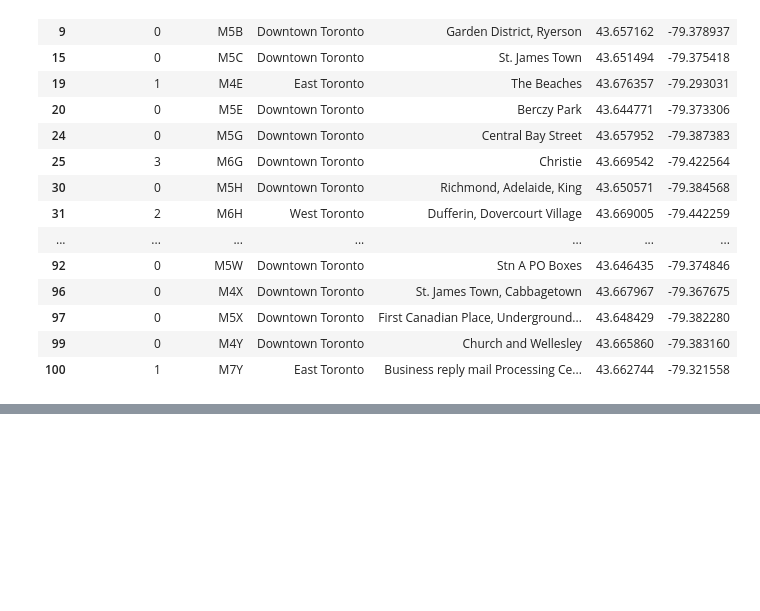
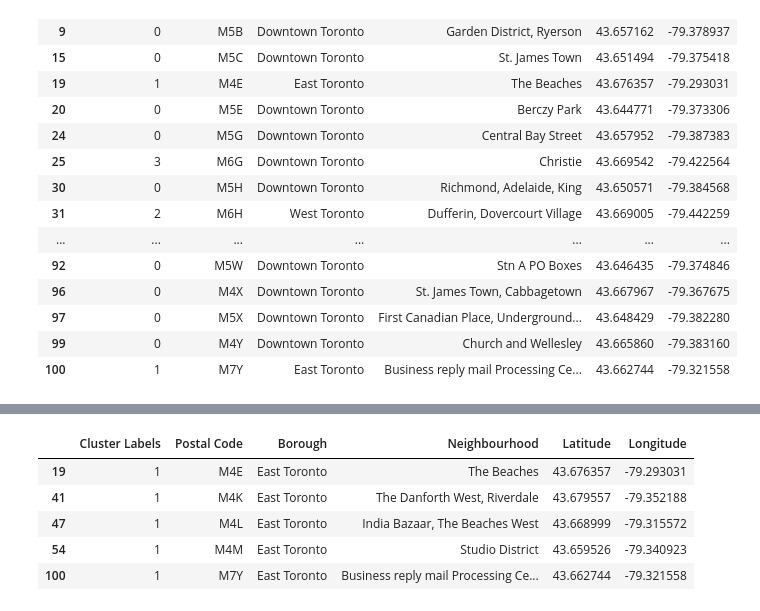
Before and after one commit to leofanci/Capstone_Project, a Jupyter notebook: Toronto 3.ipynb, the cells around one changed output, grey strips where cells are left out. Cells and saved outputs as stored; diff of their text form; code cells hidden in the pictures; blank space fills up the shorter version.

Commit message:
Published from Watson Studio.

```diff
--- a/Toronto 3.ipynb
+++ b/Toronto 3.ipynb
@@ -311,0 +339,10 @@ map_colored
+# %%
+# Cluster 2
+df6.loc[df6['Cluster Labels']==1]
+# %% [output]
+|  | Cluster Labels | Postal Code | Borough | Neighbourhood | Latitude | Longitude |
+| 19 | 1 | M4E | East Toronto | The Beaches | 43.676357 | -79.293031 |
+| 41 | 1 | M4K | East Toronto | The Danforth West, Riverdale | 43.679557 | -79.352188 |
+| 47 | 1 | M4L | East Toronto | India Bazaar, The Beaches West | 43.668999 | -79.315572 |
+| 54 | 1 | M4M | East Toronto | Studio District | 43.659526 | -79.340923 |
+| 100 | 1 | M7Y | East Toronto | Business reply mail Processing Ce... | 43.662744 | -79.321558 |
```
Also changed, not shown: parts of 8 cells of this notebook.
